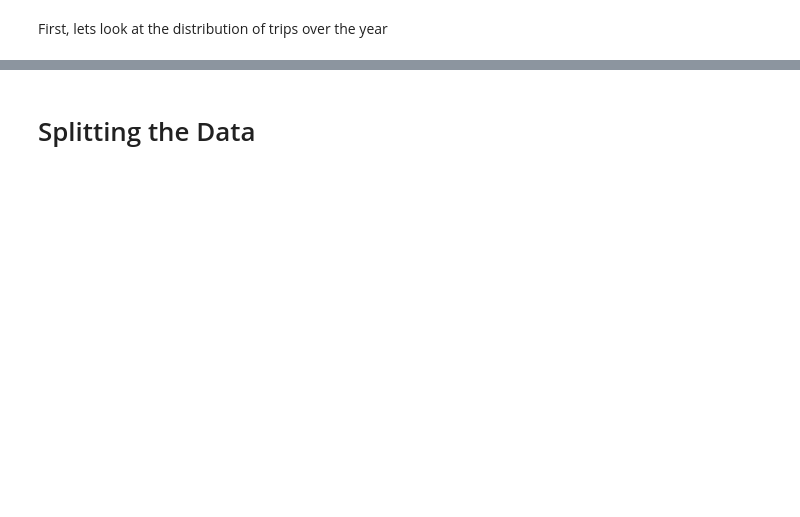
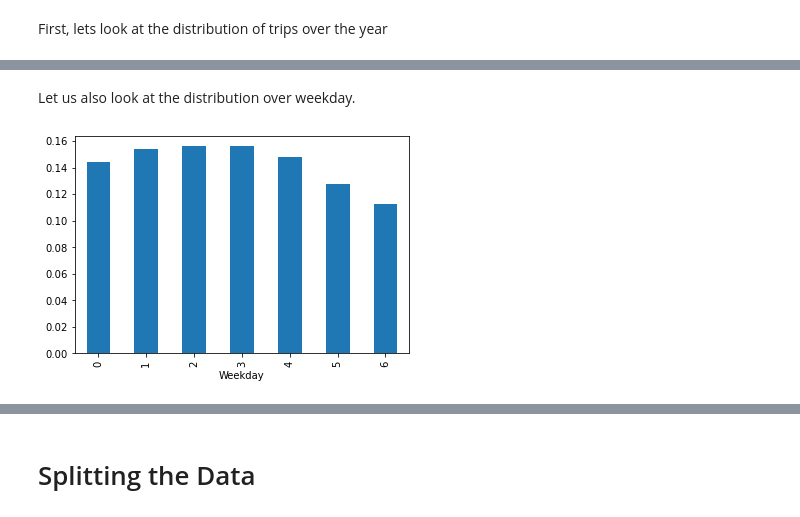
Before and after one commit to TWagner2/AXAChallenge, a Jupyter notebook: Preliminary.ipynb, the cells around one changed output, grey strips where cells are left out. Drawn from its saved outputs; the diff is of its cells as text; code cells hidden in the pictures; blank space fills up the shorter version.

```diff
--- a/Preliminary.ipynb
+++ b/Preliminary.ipynb
@@ -396,0 +392,9 @@ This might also suggest a feature "issummer", which is true during the month 5-1
+# %% [markdown]
+Let us also look at the distribution over weekday.
+# %%
+weekday_group = unlabeled.groupby(by = unlabeled["starttime"].dt.dayofweek)
+countbyweekday = weekday_group.size() / len(unlabeled)
+countbyweekday.index.name = "Weekday"
+ax = countbyweekday.plot.bar()
+# %% [output]
+[figure, added]
```
Also changed, not shown: parts of 37 cells of this notebook.
